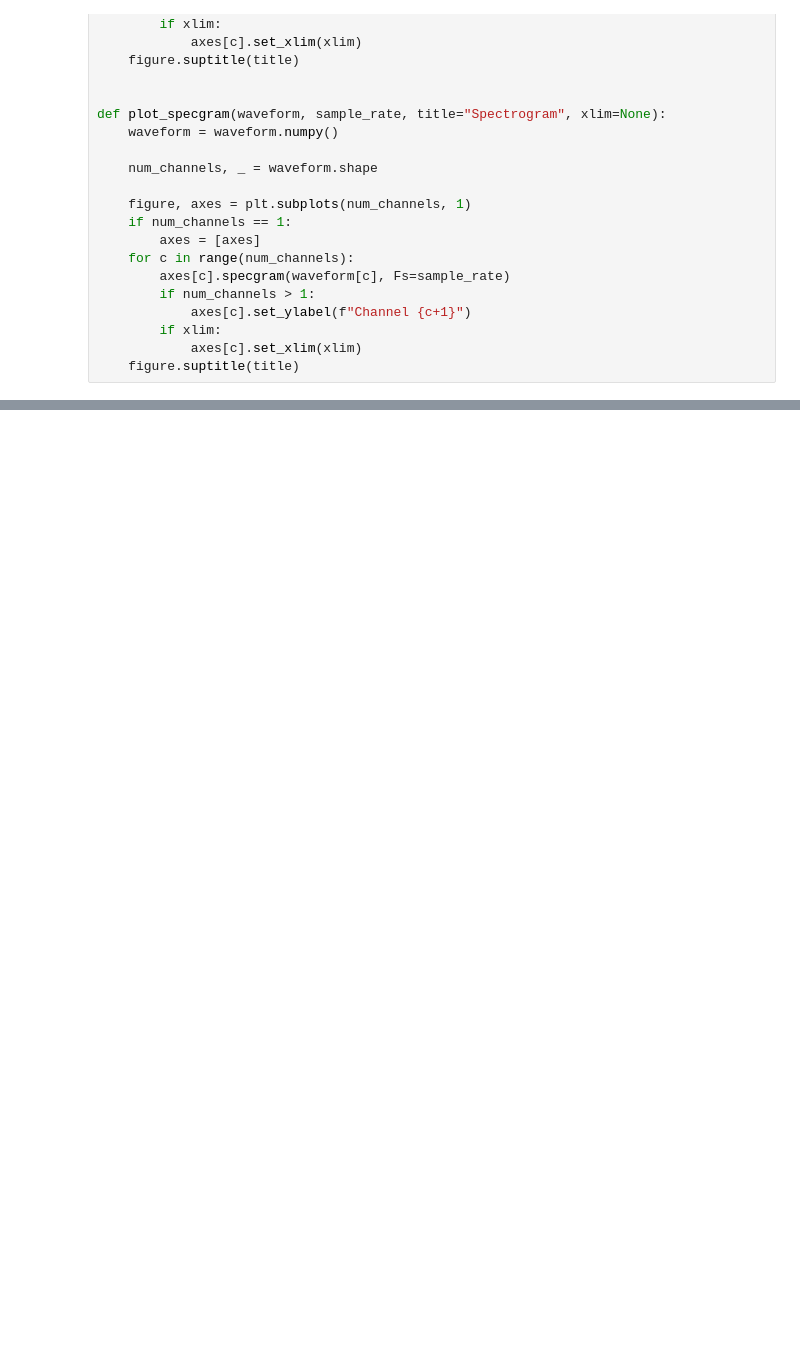
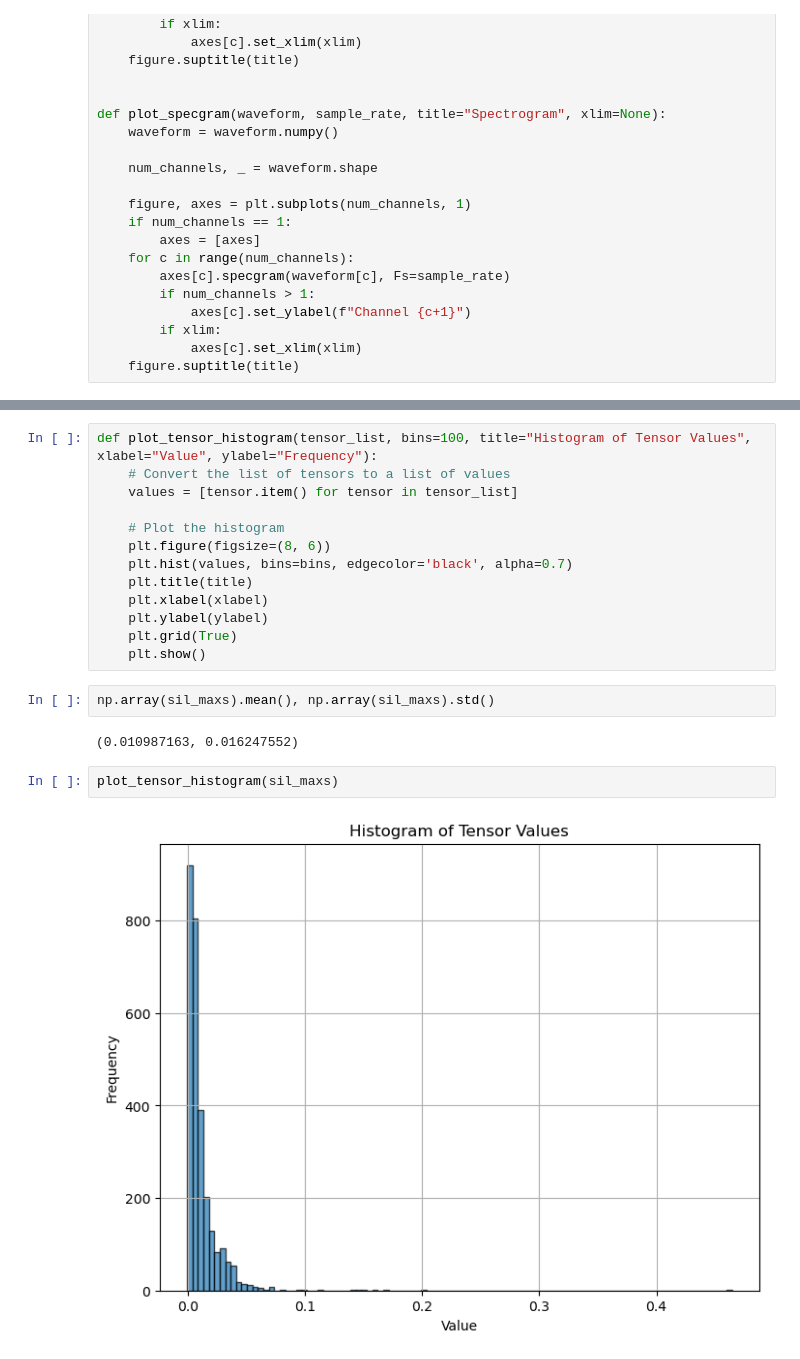
Before and after one commit to Frankalexej/wavln, a Jupyter notebook: C_00_tachi_select.ipynb, the cells around one changed output, grey strips where cells are left out. Cells and saved outputs as stored; diff of their text form; blank space fills up the shorter version.

```diff
--- a/C_00_tachi_select.ipynb
+++ b/C_00_tachi_select.ipynb
@@ -436,0 +505,21 @@ def plot_specgram(waveform, sample_rate, title="Spectrogram", xlim=None):
+# %%
+def plot_tensor_histogram(tensor_list, bins=100, title="Histogram of Tensor Values", xlabel="Value", ylabel="Frequency"):
+    # Convert the list of tensors to a list of values
+    values = [tensor.item() for tensor in tensor_list]
+
+    # Plot the histogram
+    plt.figure(figsize=(8, 6))
+    plt.hist(values, bins=bins, edgecolor='black', alpha=0.7)
+    plt.title(title)
+    plt.xlabel(xlabel)
+    plt.ylabel(ylabel)
+    plt.grid(True)
+    plt.show()
+# %%
+np.array(sil_maxs).mean(), np.array(sil_maxs).std()
+# %% [output]
+(0.010987163, 0.016247552)
+# %%
+plot_tensor_histogram(sil_maxs)
+# %% [output]
+[figure, added]
```
Also changed, not shown: parts of 15 cells of this notebook, 13 other files.
